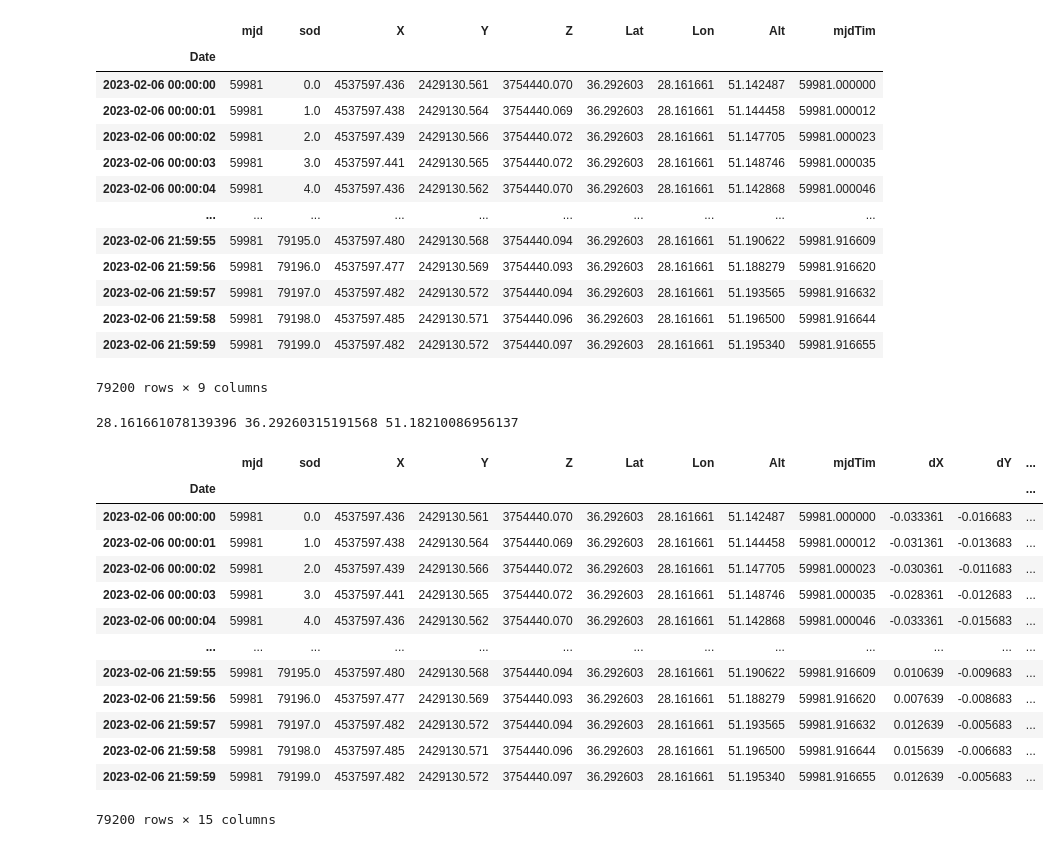
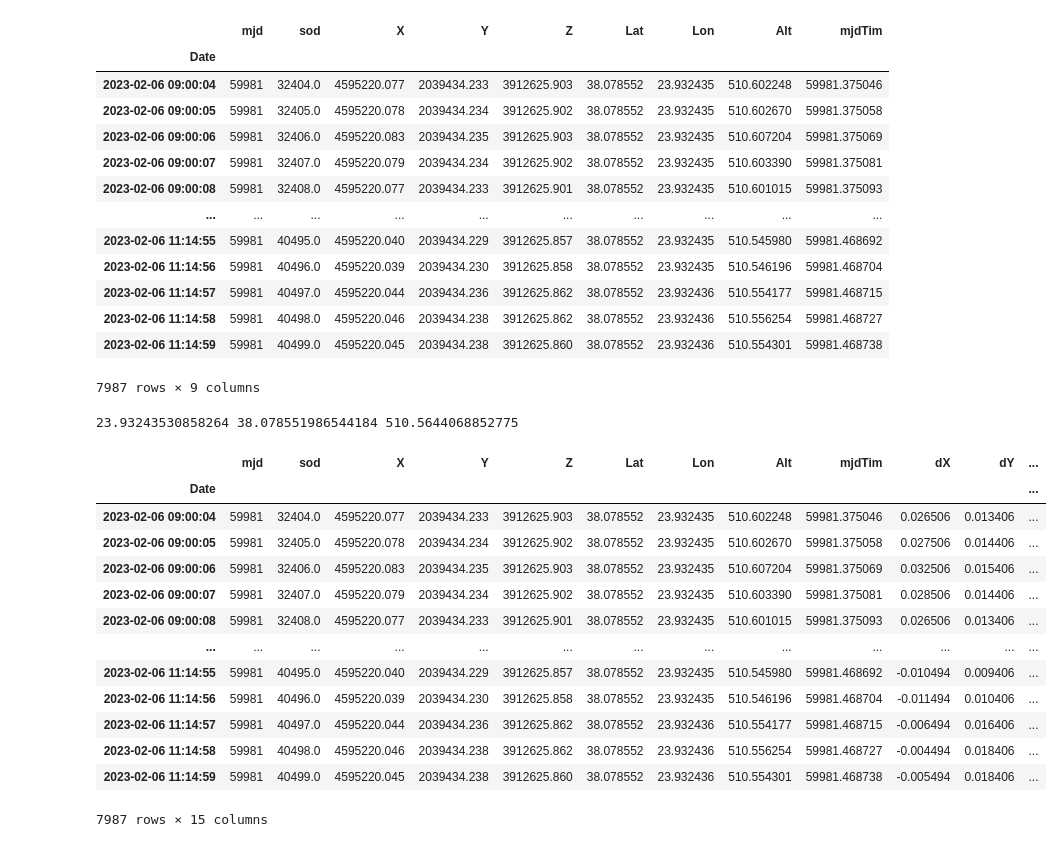
Before and after one commit to LabGeoTopo/fftpy_analysis, a Jupyter notebook: 2302eq_tur.ipynb, the cells around one changed output. Drawn from its saved outputs; the diff is of its cells as text; code cells hidden in the pictures.

```diff
--- a/2302eq_tur.ipynb
+++ b/2302eq_tur.ipynb
@@ -18,6 +18,7 @@ from astropy.time import Time
 # %%
+stacode='dyng'
 ## input data
-data = pd.read_csv("data/turkeq/rodo_kin03700_23.cts", sep=" ")
+data = pd.read_csv("data/turkeq/{}_kin03709_11.cts".format(stacode), sep=" ")
 
 #data["dates"]
 data['Lat'], data['Lon'], data['Alt'] = pm.ecef2geodetic(data['X'], data['Y'], data['Z'], ell=None, deg=True)
@@ -44,7 +45,7 @@ data
 #date = datetime.strptime(data['dates'], format_data)
 #data
 header= ['X','Y','Z',]
-data.to_csv('data/test_p2.txt', columns=header)
+#data.to_csv('test_p2.txt', columns=header)
 #utmout = data[['utmE', 'utmN', 'Alt']].copy()
 #
 #utmout
@@ -53,18 +54,18 @@ data
 # %% [output]
 |  | mjd | sod | X | Y | Z | Lat | Lon | Alt | mjdTim |
 | Date |  |  |  |  |  |  |  |  |  |
-| 2023-02-06 00:00:00 | 59981 | 0.0 | 4537597.436 | 2429130.561 | 3754440.070 | 36.292603 | 28.161661 | 51.142487 | 59981.000000 |
-| 2023-02-06 00:00:01 | 59981 | 1.0 | 4537597.438 | 2429130.564 | 3754440.069 | 36.292603 | 28.161661 | 51.144458 | 59981.000012 |
-| 2023-02-06 00:00:02 | 59981 | 2.0 | 4537597.439 | 2429130.566 | 3754440.072 | 36.292603 | 28.161661 | 51.147705 | 59981.000023 |
-| 2023-02-06 00:00:03 | 59981 | 3.0 | 4537597.441 | 2429130.565 | 3754440.072 | 36.292603 | 28.161661 | 51.148746 | 59981.000035 |
-| 2023-02-06 00:00:04 | 59981 | 4.0 | 4537597.436 | 2429130.562 | 3754440.070 | 36.292603 | 28.161661 | 51.142868 | 59981.000046 |
+| 2023-02-06 09:00:04 | 59981 | 32404.0 | 4595220.077 | 2039434.233 | 3912625.903 | 38.078552 | 23.932435 | 510.602248 | 59981.375046 |
+| 2023-02-06 09:00:05 | 59981 | 32405.0 | 4595220.078 | 2039434.234 | 3912625.902 | 38.078552 | 23.932435 | 510.602670 | 59981.375058 |
+| 2023-02-06 09:00:06 | 59981 | 32406.0 | 4595220.083 | 2039434.235 | 3912625.903 | 38.078552 | 23.932435 | 510.607204 | 59981.375069 |
+| 2023-02-06 09:00:07 | 59981 | 32407.0 | 4595220.079 | 2039434.234 | 3912625.902 | 38.078552 | 23.932435 | 510.603390 | 59981.375081 |
+| 2023-02-06 09:00:08 | 59981 | 32408.0 | 4595220.077 | 2039434.233 | 3912625.901 | 38.078552 | 23.932435 | 510.601015 | 59981.375093 |
 | ... | ... | ... | ... | ... | ... | ... | ... | ... | ... |
-| 2023-02-06 21:59:55 | 59981 | 79195.0 | 4537597.480 | 2429130.568 | 3754440.094 | 36.292603 | 28.161661 | 51.190622 | 59981.916609 |
-| 2023-02-06 21:59:56 | 59981 | 79196.0 | 4537597.477 | 2429130.569 | 3754440.093 | 36.292603 | 28.161661 | 51.188279 | 59981.916620 |
-| 2023-02-06 21:59:57 | 59981 | 79197.0 | 4537597.482 | 2429130.572 | 3754440.094 | 36.292603 | 28.161661 | 51.193565 | 59981.916632 |
-| 2023-02-06 21:59:58 | 59981 | 79198.0 | 4537597.485 | 2429130.571 | 3754440.096 | 36.292603 | 28.161661 | 51.196500 | 59981.916644 |
-| 2023-02-06 21:59:59 | 59981 | 79199.0 | 4537597.482 | 2429130.572 | 3754440.097 | 36.292603 | 28.161661 | 51.195340 | 59981.916655 |
+| 2023-02-06 11:14:55 | 59981 | 40495.0 | 4595220.040 | 2039434.229 | 3912625.857 | 38.078552 | 23.932435 | 510.545980 | 59981.468692 |
+| 2023-02-06 11:14:56 | 59981 | 40496.0 | 4595220.039 | 2039434.230 | 3912625.858 | 38.078552 | 23.932435 | 510.546196 | 59981.468704 |
+| 2023-02-06 11:14:57 | 59981 | 40497.0 | 4595220.044 | 2039434.236 | 3912625.862 | 38.078552 | 23.932436 | 510.554177 | 59981.468715 |
+| 2023-02-06 11:14:58 | 59981 | 40498.0 | 4595220.046 | 2039434.238 | 3912625.862 | 38.078552 | 23.932436 | 510.556254 | 59981.468727 |
+| 2023-02-06 11:14:59 | 59981 | 40499.0 | 4595220.045 | 2039434.238 | 3912625.860 | 38.078552 | 23.932436 | 510.554301 | 59981.468738 |
-79200 rows × 9 columns
+7987 rows × 9 columns
 # %%
 ## convert to E N UP
 meanX=data['X'].mean()
@@ -80,44 +81,44 @@ mLat, mLon, mAlt = pm.ecef2geodetic(meanX, meanY, meanZ,  ell=None, deg=True)
 print(mLon, mLat, mAlt)
 
 # mLon_r=math.radians(mLon)
 # mLat_r=math.radians(mLat)
 # print(meanLon, meanLat, meanAlt)
 
 data['dX'] = data['X'] - meanX
 data['dY'] = data['Y'] - meanY
 data['dZ'] = data['Z'] - meanZ
 
 ## make rotational matrix
 #R = [
 #    [-math.sin(mLat_r)*math.cos(mLon_r), -math.sin(mLat_r)*math.sin(mLon_r), math.cos(mLat_r)],
 #    [-math.sin(mLon_r), math.cos(mLon_r), 0],
 #    [math.cos(mLat_r)*math.cos(mLon_r), math.cos(mLat_r)*math.sin(mLon_r), math.sin(mLat_r)]
 #]
 
 
 data['dE'], data['dN'], data['dU'] = pm.ecef2enu(data['X'], data['Y'], data['Z'], mLat, mLon, mAlt, ell=None, deg=True)
 data['dN'] = data['dN']*1000.
 data['dE'] = data['dE']*1000.
 data['dU'] = data['dU']*1000.
 
 #indexdN = data[ (data['dN'] >= 40) | (data['dN'] <=-40) ].index
 #data.drop(indexdN , inplace=True)
 header= ['X','Y','Z','dN', 'dE', 'dU']
-data.to_csv('test_p.csv', columns=header)
+data.to_csv('Outputs/230206_tur/smartnet/{}_enu.csv'.format(stacode), columns=header)
 data
 # %% [output]
-28.161661078139396 36.29260315191568 51.18210086956137
+23.93243530858264 38.078551986544184 510.5644068852775
 |  | mjd | sod | X | Y | Z | Lat | Lon | Alt | mjdTim | dX | dY | ... |
 | Date |  |  |  |  |  |  |  |  |  |  |  | ... |
-| 2023-02-06 00:00:00 | 59981 | 0.0 | 4537597.436 | 2429130.561 | 3754440.070 | 36.292603 | 28.161661 | 51.142487 | 59981.000000 | -0.033361 | -0.016683 | ... |
-| 2023-02-06 00:00:01 | 59981 | 1.0 | 4537597.438 | 2429130.564 | 3754440.069 | 36.292603 | 28.161661 | 51.144458 | 59981.000012 | -0.031361 | -0.013683 | ... |
-| 2023-02-06 00:00:02 | 59981 | 2.0 | 4537597.439 | 2429130.566 | 3754440.072 | 36.292603 | 28.161661 | 51.147705 | 59981.000023 | -0.030361 | -0.011683 | ... |
-| 2023-02-06 00:00:03 | 59981 | 3.0 | 4537597.441 | 2429130.565 | 3754440.072 | 36.292603 | 28.161661 | 51.148746 | 59981.000035 | -0.028361 | -0.012683 | ... |
-| 2023-02-06 00:00:04 | 59981 | 4.0 | 4537597.436 | 2429130.562 | 3754440.070 | 36.292603 | 28.161661 | 51.142868 | 59981.000046 | -0.033361 | -0.015683 | ... |
+| 2023-02-06 09:00:04 | 59981 | 32404.0 | 4595220.077 | 2039434.233 | 3912625.903 | 38.078552 | 23.932435 | 510.602248 | 59981.375046 | 0.026506 | 0.013406 | ... |
+| 2023-02-06 09:00:05 | 59981 | 32405.0 | 4595220.078 | 2039434.234 | 3912625.902 | 38.078552 | 23.932435 | 510.602670 | 59981.375058 | 0.027506 | 0.014406 | ... |
+| 2023-02-06 09:00:06 | 59981 | 32406.0 | 4595220.083 | 2039434.235 | 3912625.903 | 38.078552 | 23.932435 | 510.607204 | 59981.375069 | 0.032506 | 0.015406 | ... |
+| 2023-02-06 09:00:07 | 59981 | 32407.0 | 4595220.079 | 2039434.234 | 3912625.902 | 38.078552 | 23.932435 | 510.603390 | 59981.375081 | 0.028506 | 0.014406 | ... |
+| 2023-02-06 09:00:08 | 59981 | 32408.0 | 4595220.077 | 2039434.233 | 3912625.901 | 38.078552 | 23.932435 | 510.601015 | 59981.375093 | 0.026506 | 0.013406 | ... |
 | ... | ... | ... | ... | ... | ... | ... | ... | ... | ... | ... | ... | ... |
-| 2023-02-06 21:59:55 | 59981 | 79195.0 | 4537597.480 | 2429130.568 | 3754440.094 | 36.292603 | 28.161661 | 51.190622 | 59981.916609 | 0.010639 | -0.009683 | ... |
-| 2023-02-06 21:59:56 | 59981 | 79196.0 | 4537597.477 | 2429130.569 | 3754440.093 | 36.292603 | 28.161661 | 51.188279 | 59981.916620 | 0.007639 | -0.008683 | ... |
-| 2023-02-06 21:59:57 | 59981 | 79197.0 | 4537597.482 | 2429130.572 | 3754440.094 | 36.292603 | 28.161661 | 51.193565 | 59981.916632 | 0.012639 | -0.005683 | ... |
-| 2023-02-06 21:59:58 | 59981 | 79198.0 | 4537597.485 | 2429130.571 | 3754440.096 | 36.292603 | 28.161661 | 51.196500 | 59981.916644 | 0.015639 | -0.006683 | ... |
-| 2023-02-06 21:59:59 | 59981 | 79199.0 | 4537597.482 | 2429130.572 | 3754440.097 | 36.292603 | 28.161661 | 51.195340 | 59981.916655 | 0.012639 | -0.005683 | ... |
+| 2023-02-06 11:14:55 | 59981 | 40495.0 | 4595220.040 | 2039434.229 | 3912625.857 | 38.078552 | 23.932435 | 510.545980 | 59981.468692 | -0.010494 | 0.009406 | ... |
+| 2023-02-06 11:14:56 | 59981 | 40496.0 | 4595220.039 | 2039434.230 | 3912625.858 | 38.078552 | 23.932435 | 510.546196 | 59981.468704 | -0.011494 | 0.010406 | ... |
+| 2023-02-06 11:14:57 | 59981 | 40497.0 | 4595220.044 | 2039434.236 | 3912625.862 | 38.078552 | 23.932436 | 510.554177 | 59981.468715 | -0.006494 | 0.016406 | ... |
+| 2023-02-06 11:14:58 | 59981 | 40498.0 | 4595220.046 | 2039434.238 | 3912625.862 | 38.078552 | 23.932436 | 510.556254 | 59981.468727 | -0.004494 | 0.018406 | ... |
+| 2023-02-06 11:14:59 | 59981 | 40499.0 | 4595220.045 | 2039434.238 | 3912625.860 | 38.078552 | 23.932436 | 510.554301 | 59981.468738 | -0.005494 | 0.018406 | ... |
-79200 rows × 15 columns
+7987 rows × 15 columns
```
Also changed, not shown: parts of 10 cells of this notebook, 1 other file.
